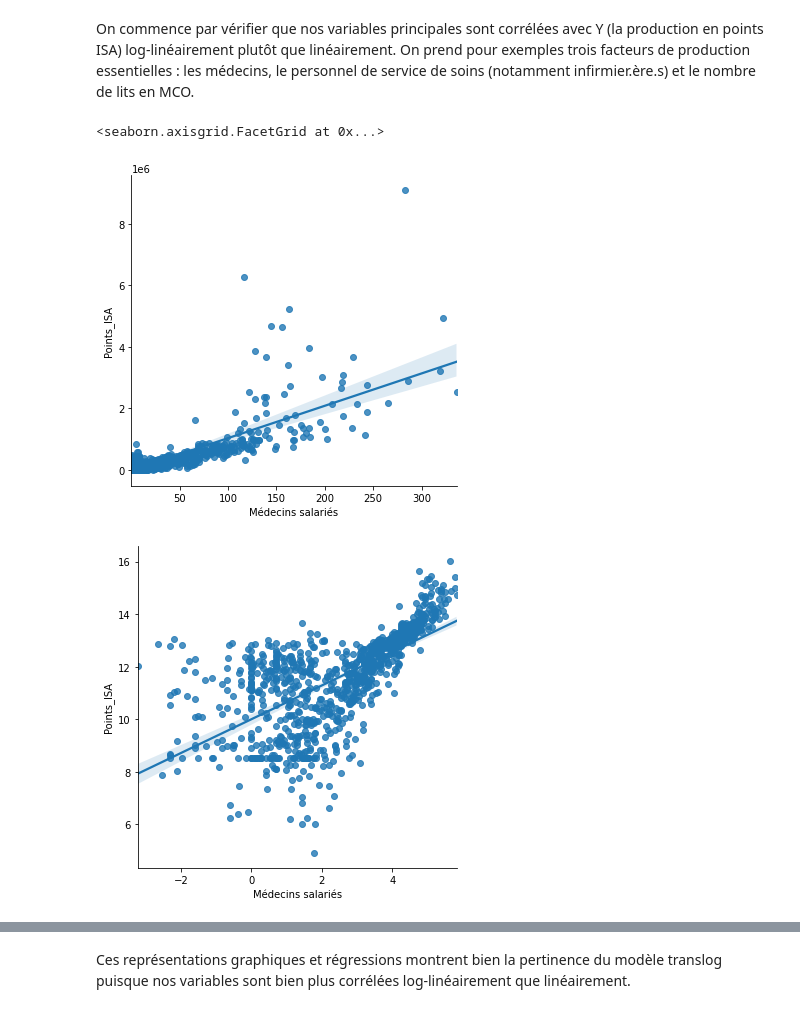
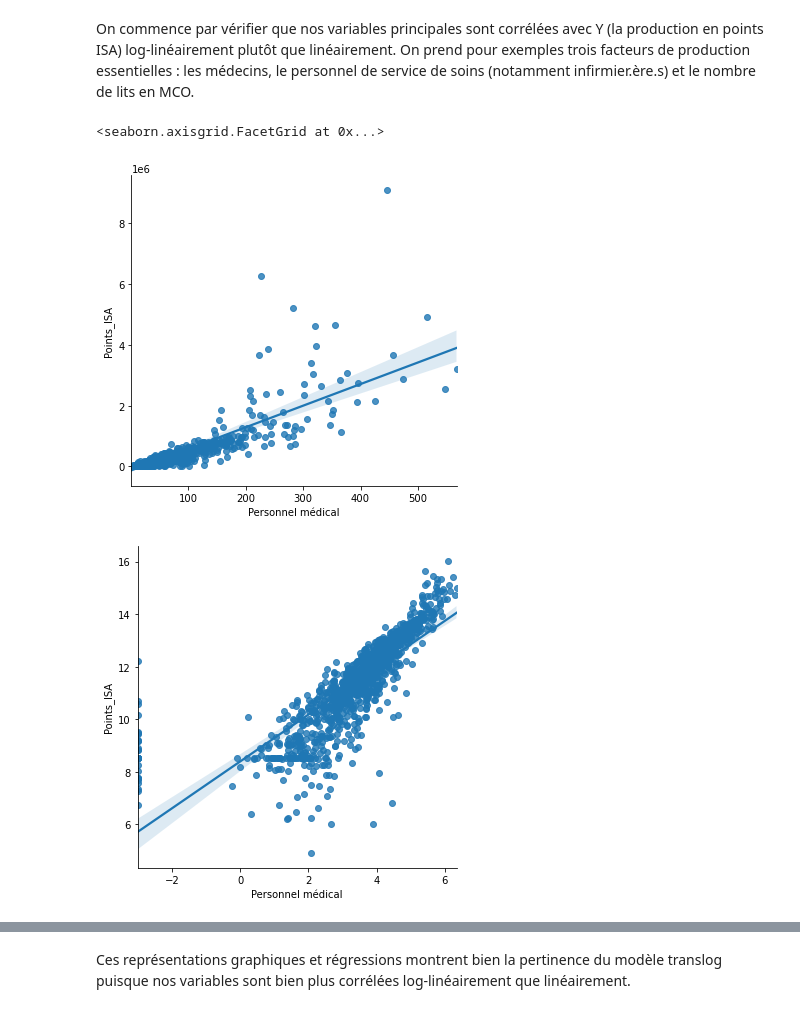
Before and after one commit to VincianeDesbois/Hopitaux_Production, a Jupyter notebook: Application du modèle.ipynb, the cells around one changed output, grey strips where cells are left out. Saved outputs shown, nothing was run; the diff lists cells and outputs as text; code cells hidden in the pictures.

```diff
--- a/Application du modèle.ipynb
+++ b/Application du modèle.ipynb
@@ -17,6 +17,6 @@ On crée une base contenant la variable d'intérêt Y (les points ISA), les vari
 # %%
 VAR_EXPL = pd.read_csv('C:/Users/mille/OneDrive/Documents/ENSAE/2ème année/Stat App/VAR_EXPL.csv')
 VAR_EXPL_SPL = pd.read_csv('C:/Users/mille/OneDrive/Documents/ENSAE/2ème année/Stat App/VAR_EXPL_SPL.csv')
-VAR_CTRL = pd.read_excel('C:/Users/mille/OneDrive/Documents/ENSAE/2ème année/Stat App/VAR_CTRL.xlsx')
+VAR_CTRL = pd.read_csv('C:/Users/mille/OneDrive/Documents/GitHub/Hopitaux_Production/Variables_controle.csv')
 VAR_CTRL
 # %% [output]
@@ -51,5 +48,6 @@ Index(['Numero_finess', 'Médecins libéraux',
        'Points_ISA', 'stjr', 'Internes'],
       dtype='object')
 # %%
-df = pd.merge(VAR_EXPL, VAR_CTRL, on = ['Numero_finess'])
-df.columns
+df = pd.merge(VAR_EXPL, VAR_CTRL, on=['Numero_finess'])
+df.rename(columns = {'Points_ISA_x': 'Points_ISA', 'stjr_x': 'stjr'}, inplace=True)
+df.drop(['Points_ISA_y','stjr_y'], axis=1, inplace=True)
@@ -133,10 +124,14 @@ df_nanull = df.fillna(0)
 
 df_log = df_nanull.apply(lambda x: np.log(x) if x.name in ['Médecins libéraux', 'Autres personnels médicaux libéraux',
                                                     'Médecins salariés', 'Autres personnels médicaux salariés',
+                                                    'Médecins', 'Autres_personnels_médicaux',
                                                     'Personnels de direction et administratifs',
                                                     'Personnels des services de soins', 'Personnels éducatifs et sociaux',
                                                     'Personnels médico-techniques', 'Personnels techniques et ouvriers',
-                                                    'Points_ISA', 'Internes', 'LIT_MCO',
+                                                    'Personnel médical', 'Autre sans internes',
+                                                    'Autre sans direction et administratif',
+                                                    'Autre sans techniques et ouvriers',
+                                                    'Points_ISA', 'Internes', 'Capital_Lit_MCO',
                                                     'Capital_Bloc', 'Capital_imagerie', 'Capital_Examens_biologiques',
                                                     'Capital_telemed', 'Capital_tech'] else x)
 
@@ -200,21 +217,20 @@ dfm.head(15)
 # %% [markdown]
 On commence par vérifier que nos variables principales sont corrélées avec Y (la production en points ISA) log-linéairement plutôt que linéairement. On prend pour exemples trois facteurs de production essentielles : les médecins, le personnel de service de soins (notamment infirmier.ère.s) et le nombre de lits en MCO.
 # %%
-
 
 #Pour les médecins salariés, on enlève les valeurs nulles (transformé en log, ce sont les -infini que l'on a recodé en -3)
 # sinon elles baissent artificiellement la droite de régression et rend les graphes moins lisibles
 
-index_null = df[ df['Médecins salariés'] == 0 ].index
-index_null_log = df_log[ df_log['Médecins salariés'] == -3 ].index
+#index_null = df[ df['Personnel Médical'] == 0 ].index
+#index_null_log = df_log[ df_log['Personnel Médical'] == -3 ].index
 
-df_nnull = df.drop(index_null)
-df_log_nnull = df_log.drop(index_null_log)
+#df_nnull = df.drop(index_null)
+#df_log_nnull = df_log.drop(index_null_log)
 
-sns.lmplot(x = 'Médecins salariés', y = 'Points_ISA', data = df_nnull)
-sns.lmplot(x = 'Médecins salariés', y = 'Points_ISA', data = df_log_nnull)
+sns.lmplot(x = 'Personnel médical', y = 'Points_ISA', data = df)
+sns.lmplot(x = 'Personnel médical', y = 'Points_ISA', data = df_log)
 # %% [output]
 <seaborn.axisgrid.FacetGrid at 0x...>
-[figure, old version]
+[figure, new version]
-[figure, old version]
+[figure, new version]
 # %%
```
Also changed, not shown: parts of 28 cells of this notebook.
